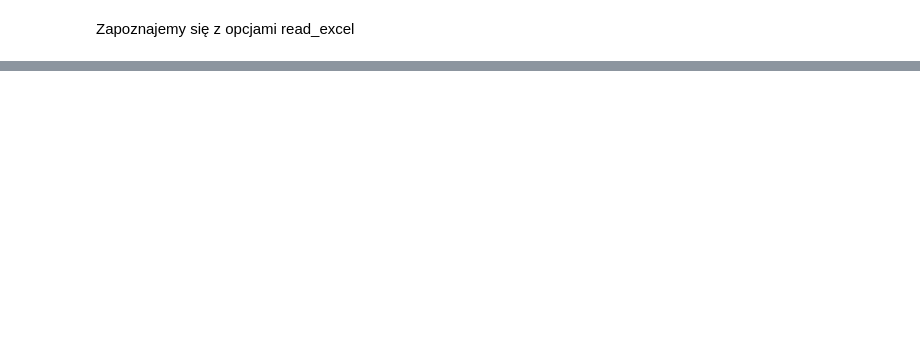
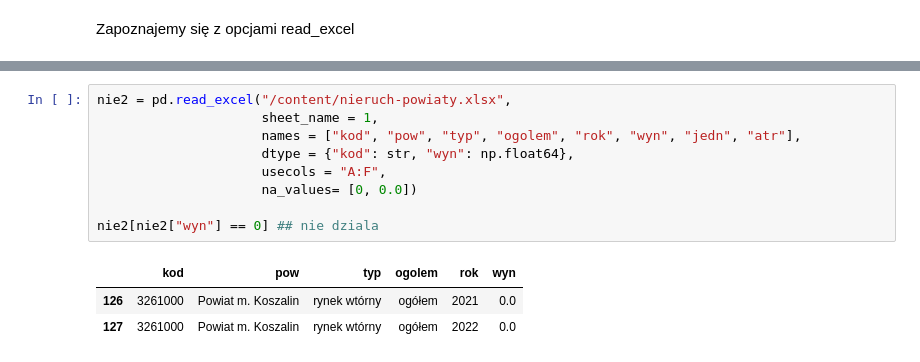
Before and after one commit to DepartmentOfStatisticsPUE/air-2024, a Jupyter notebook: notebooks/2_laczenie.ipynb, the cells around one changed output, grey strips where cells are left out. Drawn from its saved outputs; the diff is of its cells as text; blank space fills up the shorter version.

```diff
--- a/notebooks/2_laczenie.ipynb
+++ b/notebooks/2_laczenie.ipynb
@@ -68,3 +77,16 @@ wyn2[wyn2["kod"] == "2467000"]
 |  | kod | pow | typ | rok | wyn |
 | 552 | 2467000 | Powiat m. Jastrzębie-Zdrój | ogółem | 2021 | 8987.51 |
 | 553 | 2467000 | Powiat m. Jastrzębie-Zdrój | ogółem | 2022 | NaN |
+# %%
+nie2 = pd.read_excel("/content/nieruch-powiaty.xlsx",
+                     sheet_name = 1,
+                     names = ["kod", "pow", "typ", "ogolem", "rok", "wyn", "jedn", "atr"],
+                     dtype = {"kod": str, "wyn": np.float64},
+                     usecols = "A:F",
+                     na_values= [0, 0.0])
+
+nie2[nie2["wyn"] == 0] ## nie dziala
+# %% [output]
+|  | kod | pow | typ | ogolem | rok | wyn |
+| 126 | 3261000 | Powiat m. Koszalin | rynek wtórny | ogółem | 2021 | 0.0 |
+| 127 | 3261000 | Powiat m. Koszalin | rynek wtórny | ogółem | 2022 | 0.0 |
```
Also changed, not shown: parts of 5 cells of this notebook.
